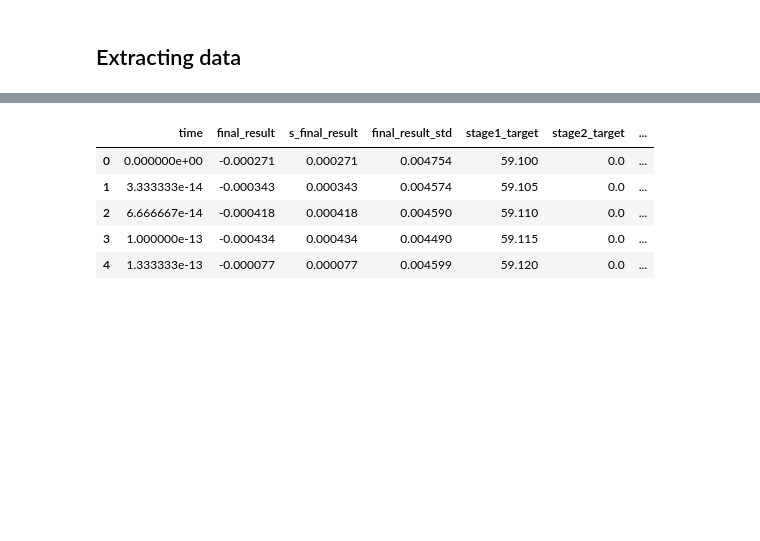
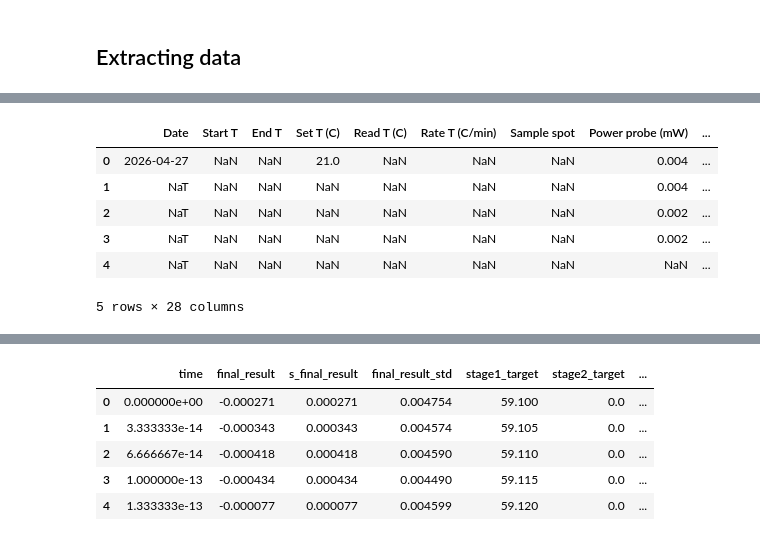
Before and after one commit to VictorC-dot/GeTe_Spectro_Simulation, a Jupyter notebook: Model_2D_Spectro.ipynb, the cells around one changed output, grey strips where cells are left out. Cells and saved outputs as stored; diff of their text form; code cells hidden in the pictures; blank space fills up the shorter version.

```diff
--- a/Model_2D_Spectro.ipynb
+++ b/Model_2D_Spectro.ipynb
@@ -1054,0 +1053,13 @@ dfs["20260428_122914"].head()
+# %%
+### Reading excel files to extract experimental conditions
+ds_file = "data/LabNotebook_800_400_GeTe_100nm_BaF2_double_pump.xlsx"
+dss = pd.read_excel(ds_file, sheet_name="Sample 1")
+dss.head()
+# %% [output]
+|  | Date | Start T | End T | Set T (C) | Read T (C) | Rate T (C/min) | Sample spot | Power probe (mW) | ... |
+| 0 | 2026-04-27 | NaN | NaN | 21.0 | NaN | NaN | NaN | 0.004 | ... |
+| 1 | NaT | NaN | NaN | NaN | NaN | NaN | NaN | 0.004 | ... |
+| 2 | NaT | NaN | NaN | NaN | NaN | NaN | NaN | 0.002 | ... |
+| 3 | NaT | NaN | NaN | NaN | NaN | NaN | NaN | 0.002 | ... |
+| 4 | NaT | NaN | NaN | NaN | NaN | NaN | NaN | NaN | ... |
+5 rows × 28 columns
```
Also changed, not shown: parts of 8 cells of this notebook.
